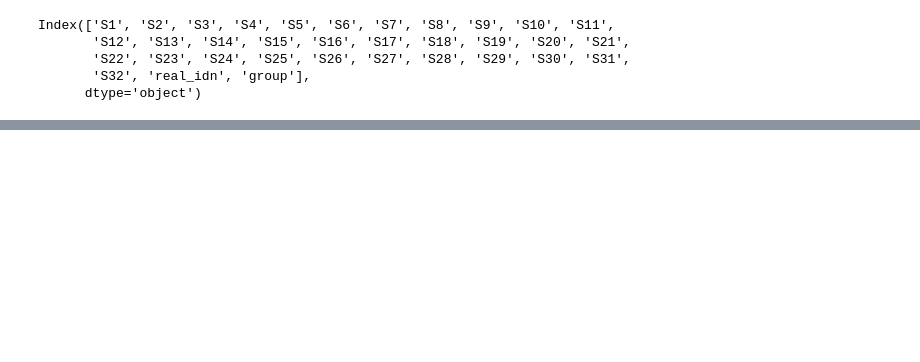
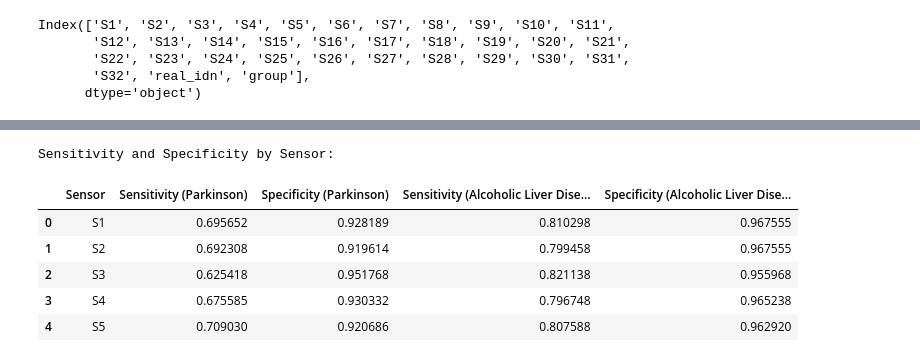
Before and after one commit to cjvilla/enose_predictions, a Jupyter notebook: exploratory_data.ipynb, the cells around one changed output, grey strips where cells are left out. Drawn from its saved outputs; the diff is of its cells as text; code cells hidden in the pictures; blank space fills up the shorter version.

```diff
--- a/exploratory_data.ipynb
+++ b/exploratory_data.ipynb
@@ -91,0 +234,55 @@ Length: 72, dtype: int64
+# %%
+import pandas as pd
+from sklearn.metrics import confusion_matrix
+
+# Define a function to calculate sensitivity and specificity
+def calculate_sensitivity_specificity(y_true, y_pred):
+    tn, fp, fn, tp = confusion_matrix(y_true, y_pred).ravel()
+    sensitivity = tp / (tp + fn)
+    specificity = tn / (tn + fp)
+    return sensitivity, specificity
+
+# Initialize lists to store sensitivity and specificity for each sensor
+sensitivity_parkinson_list = []
+specificity_parkinson_list = []
+sensitivity_ald_list = []
+specificity_ald_list = []
+
+# Calculate sensitivity and specificity for each sensor for Parkinson's Disease
+for sensor in X.columns:
+    # For Parkinson's Disease
+    X_test_sensor_parkinson = X_test_parkinson.copy()
+    X_test_sensor_parkinson[sensor] = X_test_sensor_parkinson[sensor].sample(frac=1).values  # Shuffle the values of the sensor
+    y_sensor_pred_parkinson = rf_parkinson.predict(X_test_sensor_parkinson)
+    sensitivity_parkinson, specificity_parkinson = calculate_sensitivity_specificity(y_test_parkinson, y_sensor_pred_parkinson)
+    sensitivity_parkinson_list.append(sensitivity_parkinson)
+    specificity_parkinson_list.append(specificity_parkinson)
+
+    # For Alcoholic Liver Disease
+    X_test_sensor_ald = X_test_ald.copy()
+    X_test_sensor_ald[sensor] = X_test_sensor_ald[sensor].sample(frac=1).values  # Shuffle the values of the sensor
+    y_sensor_pred_ald = rf_ald.predict(X_test_sensor_ald)
+    sensitivity_ald, specificity_ald = calculate_sensitivity_specificity(y_test_ald, y_sensor_pred_ald)
+    sensitivity_ald_list.append(sensitivity_ald)
+    specificity_ald_list.append(specificity_ald)
+
+# Create DataFrames to display sensitivity and specificity by sensor
+sensitivity_specificity_df = pd.DataFrame({
+    'Sensor': X.columns,
+    'Sensitivity (Parkinson)': sensitivity_parkinson_list,
+    'Specificity (Parkinson)': specificity_parkinson_list,
+    'Sensitivity (Alcoholic Liver Disease)': sensitivity_ald_list,
+    'Specificity (Alcoholic Liver Disease)': specificity_ald_list
+})
+
+# Display sensitivity and specificity for each sensor in one DataFrame
+print("Sensitivity and Specificity by Sensor:")
+sensitivity_specificity_df.head()
+# %% [output]
+Sensitivity and Specificity by Sensor:
+|  | Sensor | Sensitivity (Parkinson) | Specificity (Parkinson) | Sensitivity (Alcoholic Liver Dise... | Specificity (Alcoholic Liver Dise... |
+| 0 | S1 | 0.695652 | 0.928189 | 0.810298 | 0.967555 |
+| 1 | S2 | 0.692308 | 0.919614 | 0.799458 | 0.967555 |
+| 2 | S3 | 0.625418 | 0.951768 | 0.821138 | 0.955968 |
+| 3 | S4 | 0.675585 | 0.930332 | 0.796748 | 0.965238 |
+| 4 | S5 | 0.709030 | 0.920686 | 0.807588 | 0.962920 |
```
Also changed, not shown: parts of 33 cells of this notebook.
